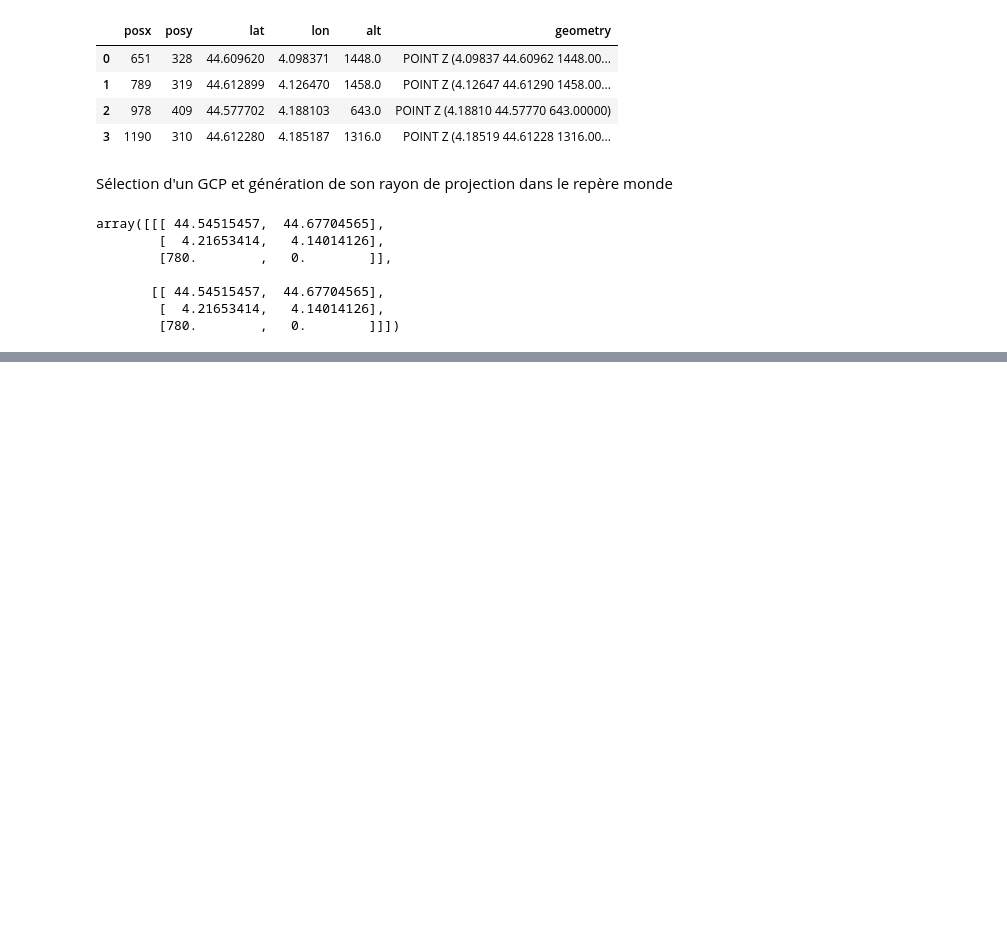
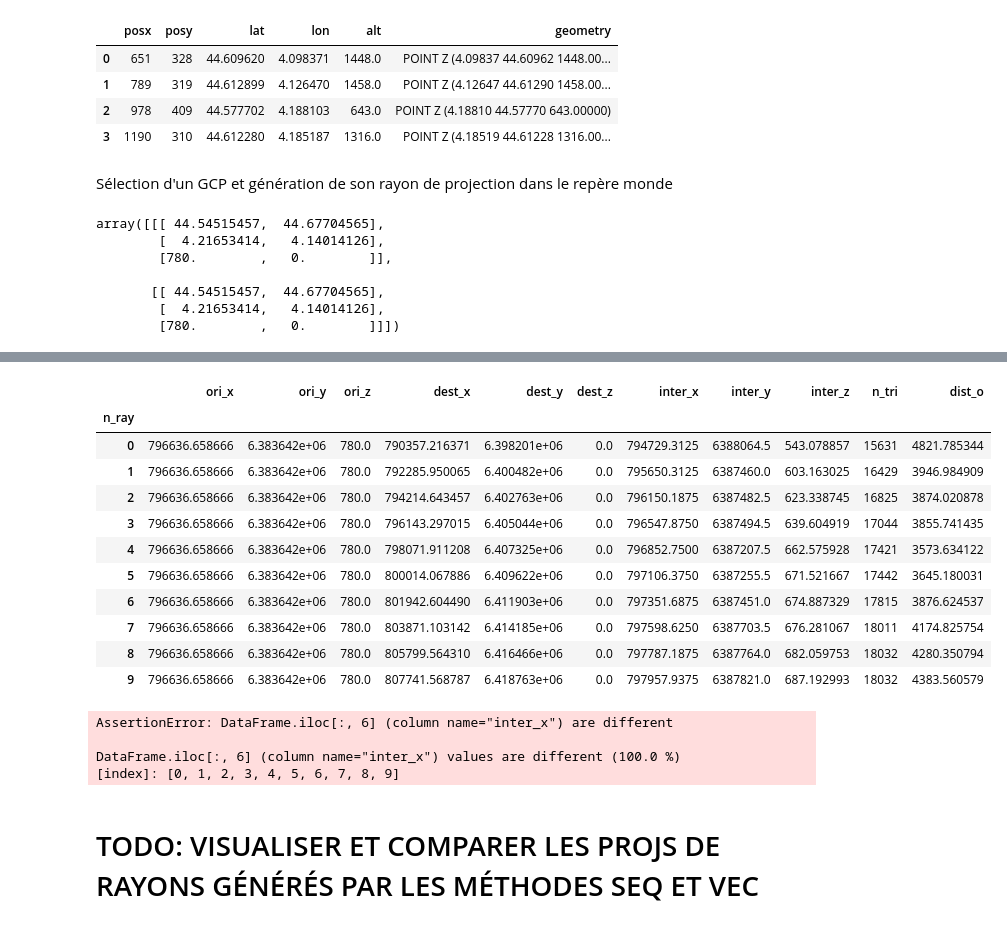
Before and after one commit to pyronear/smoke-localization, a Jupyter notebook: cameratransform/multiray_cast.ipynb, the cells around one changed output, grey strips where cells are left out. Drawn from its saved outputs; the diff is of its cells as text; code cells hidden in the pictures; blank space fills up the shorter version.

```diff
--- a/cameratransform/multiray_cast.ipynb
+++ b/cameratransform/multiray_cast.ipynb
@@ -104 +162,25 @@ df_ray
+# %%
+exp_results[1][5]
+# %% [output]
+|  | ori_x | ori_y | ori_z | dest_x | dest_y | dest_z | inter_x | inter_y | inter_z | n_tri | dist_o |
+| n_ray |  |  |  |  |  |  |  |  |  |  |  |
+| 0 | 796636.658666 | 6.383642e+06 | 780.0 | 790357.216371 | 6.398201e+06 | 0.0 | 794729.3125 | 6388064.5 | 543.078857 | 15631 | 4821.785344 |
+| 1 | 796636.658666 | 6.383642e+06 | 780.0 | 792285.950065 | 6.400482e+06 | 0.0 | 795650.3125 | 6387460.0 | 603.163025 | 16429 | 3946.984909 |
+| 2 | 796636.658666 | 6.383642e+06 | 780.0 | 794214.643457 | 6.402763e+06 | 0.0 | 796150.1875 | 6387482.5 | 623.338745 | 16825 | 3874.020878 |
+| 3 | 796636.658666 | 6.383642e+06 | 780.0 | 796143.297015 | 6.405044e+06 | 0.0 | 796547.8750 | 6387494.5 | 639.604919 | 17044 | 3855.741435 |
+| 4 | 796636.658666 | 6.383642e+06 | 780.0 | 798071.911208 | 6.407325e+06 | 0.0 | 796852.7500 | 6387207.5 | 662.575928 | 17421 | 3573.634122 |
+| 5 | 796636.658666 | 6.383642e+06 | 780.0 | 800014.067886 | 6.409622e+06 | 0.0 | 797106.3750 | 6387255.5 | 671.521667 | 17442 | 3645.180031 |
+| 6 | 796636.658666 | 6.383642e+06 | 780.0 | 801942.604490 | 6.411903e+06 | 0.0 | 797351.6875 | 6387451.0 | 674.887329 | 17815 | 3876.624537 |
+| 7 | 796636.658666 | 6.383642e+06 | 780.0 | 803871.103142 | 6.414185e+06 | 0.0 | 797598.6250 | 6387703.5 | 676.281067 | 18011 | 4174.825754 |
+| 8 | 796636.658666 | 6.383642e+06 | 780.0 | 805799.564310 | 6.416466e+06 | 0.0 | 797787.1875 | 6387764.0 | 682.059753 | 18032 | 4280.350794 |
+| 9 | 796636.658666 | 6.383642e+06 | 780.0 | 807741.568787 | 6.418763e+06 | 0.0 | 797957.9375 | 6387821.0 | 687.192993 | 18032 | 4383.560579 |
+# %%
+pd.testing.assert_frame_equal(exp_results[0][5], exp_results[1][5])
+# %% [output]
+AssertionError: DataFrame.iloc[:, 6] (column name="inter_x") are different
+
+DataFrame.iloc[:, 6] (column name="inter_x") values are different (100.0 %)
+[index]: [0, 1, 2, 3, 4, 5, 6, 7, 8, 9]
+# %% [markdown]
+# TODO: VISUALISER ET COMPARER LES PROJS DE RAYONS GÉNÉRÉS PAR LES MÉTHODES SEQ ET VEC
 # %%
```
Also changed, not shown: parts of 10 cells of this notebook, 13 other files.
